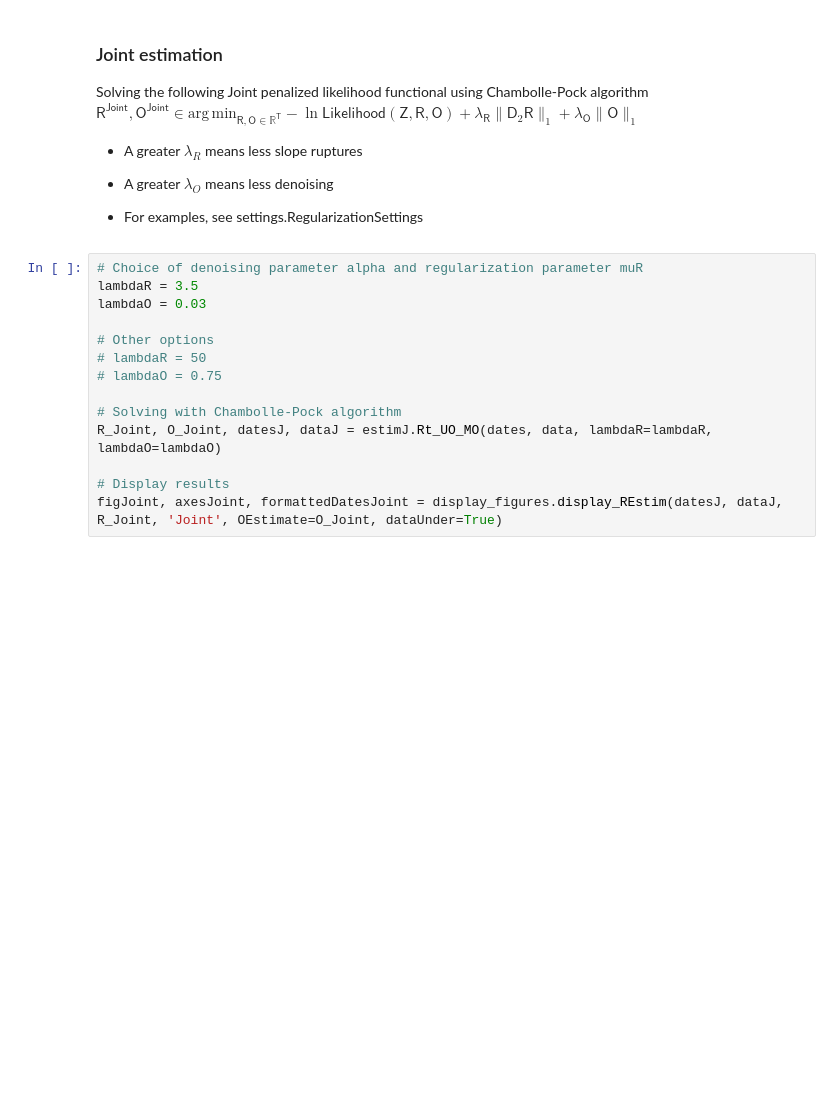
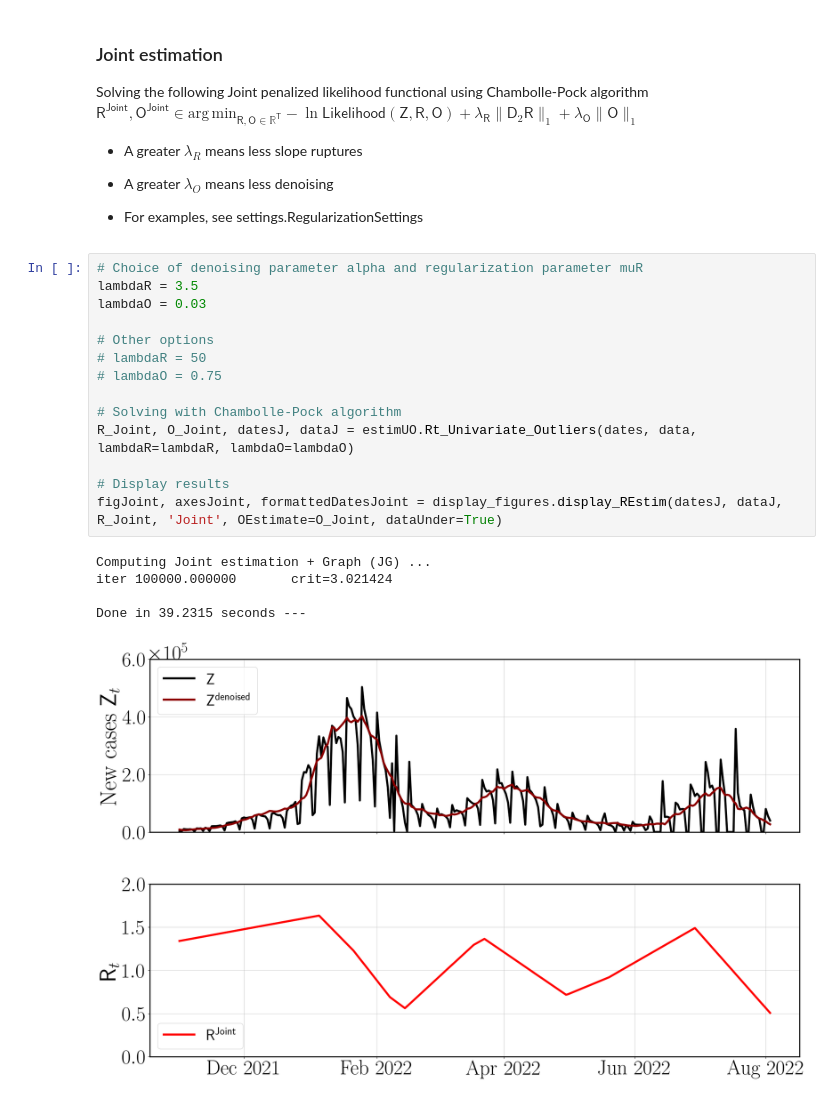
Before and after one commit to elasalle/Covid_R_L_estim, a Jupyter notebook: demo_estimRealData.ipynb, the cells around one changed output. Drawn from its saved outputs; the diff is of its cells as text; blank space fills up the shorter version.

```diff
--- a/demo_estimRealData.ipynb
+++ b/demo_estimRealData.ipynb
@@ -90,17 +111,23 @@ $\mathsf{R}^{\mathsf{Joint}}, \mathsf{O}^{\mathsf{Joint}} \in \mathrm{arg\,min}_
 # %%
 # Choice of denoising parameter alpha and regularization parameter muR
 lambdaR = 3.5
 lambdaO = 0.03
 
 # Other options
 # lambdaR = 50
 # lambdaO = 0.75
 
 # Solving with Chambolle-Pock algorithm
-R_Joint, O_Joint, datesJ, dataJ = estimJ.Rt_UO_MO(dates, data, lambdaR=lambdaR, lambdaO=lambdaO)
+R_Joint, O_Joint, datesJ, dataJ = estimUO.Rt_Univariate_Outliers(dates, data, lambdaR=lambdaR, lambdaO=lambdaO)
 
 # Display results
 figJoint, axesJoint, formattedDatesJoint = display_figures.display_REstim(datesJ, dataJ, R_Joint, 'Joint', OEstimate=O_Joint, dataUnder=True)
+# %% [output]
+Computing Joint estimation + Graph (JG) ...
+iter 100000.000000       crit=3.021424
+
+Done in 39.2315 seconds ---
+[figure, added]
 # %%
 # Gather all methods
 methods = ['MLE', 'Cori', 'PL', 'Joint']
```
Also changed, not shown: parts of 8 cells of this notebook, 18 other files.
